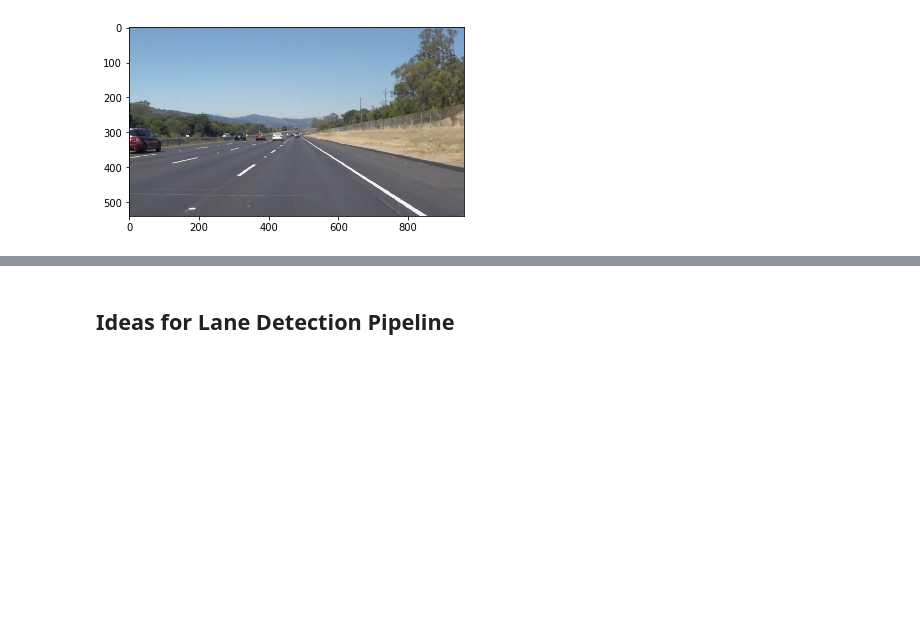
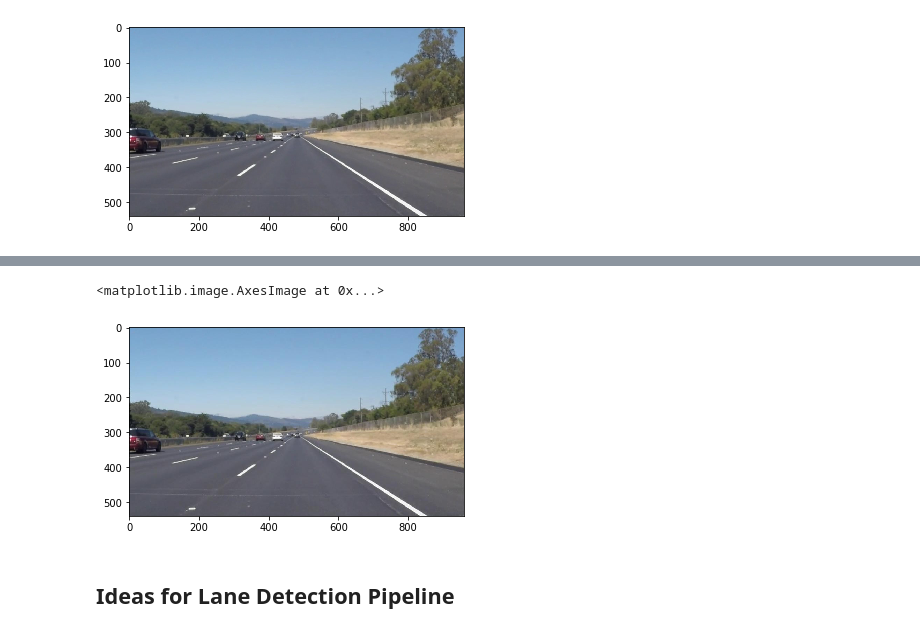
Before and after one commit to wizardkeven/CarND-LaneLines-P1, a Jupyter notebook: P1.ipynb, the cells around one changed output, grey strips where cells are left out. Cells and saved outputs as stored; diff of their text form; code cells hidden in the pictures; blank space fills up the shorter version.

```diff
--- a/P1.ipynb
+++ b/P1.ipynb
@@ -63,3 +69,12 @@ This image is: <class 'numpy.ndarray'> with dimensions: (540, 960, 3)
+# %%
+import scipy.misc as mc
+mc.imsave('test_images_output/save_test_image.jpg',image)
+# plt.imsave('test_images_output/save_test_image.jpg',image)
+im = mpimg.imread('test_images_output/save_test_image.jpg')
+plt.imshow(im)
+# %% [output]
+<matplotlib.image.AxesImage at 0x...>
+[figure, added]
 # %% [markdown]
 ## Ideas for Lane Detection Pipeline
 # %% [markdown]
```
Also changed, not shown: parts of 49 cells of this notebook, 8 other files.
